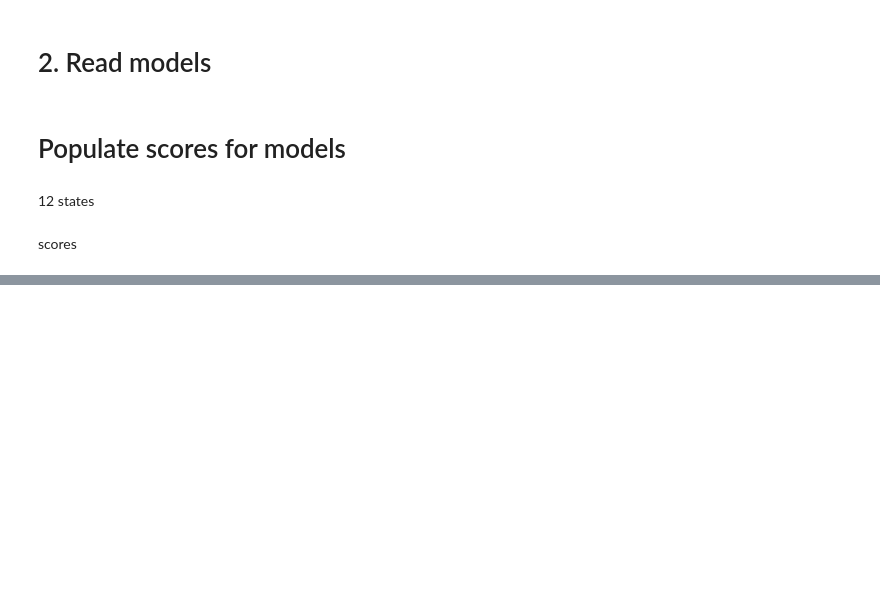
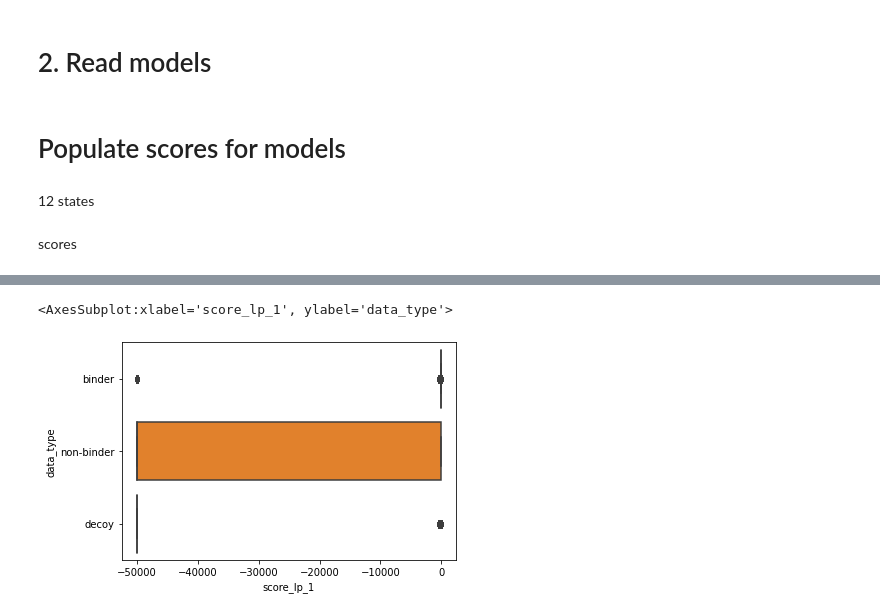
Before and after one commit to denklewer/MHC_predictor, a Jupyter notebook: experiments/length_dependent_hmm/ldhmm_5_collect_scores_for_trained_models.ipynb, the cells around one changed output, grey strips where cells are left out. Drawn from its saved outputs; the diff is of its cells as text; code cells hidden in the pictures; blank space fills up the shorter version.

```diff
--- a/experiments/length_dependent_hmm/ldhmm_5_collect_scores_for_trained_models.ipynb
+++ b/experiments/length_dependent_hmm/ldhmm_5_collect_scores_for_trained_models.ipynb
@@ -60,6 +118,7 @@ for allele_name in ALLELES:
 12 states
 # %%
 models_params_string= "baum-welch-alg-30-min_iters"
+
 
 
 def get_models(base_model_prefix, params_string):
@@ -70,17 +129,26 @@ def get_models(base_model_prefix, params_string):
             per_allele_per_run_per_split_prepared_models[allele_name][run_num] = dict()
             for split_num, per_length_data in per_allele_per_kfold_per_length_binders_train[allele_name].items():
                 target_allele_name = allele_name.replace('-', '_').replace('*', '_').replace(':', '_')
-                base_model_name = f"{run_num}_run-{base_model_prefix}-{params_string}_model-{target_allele_name}-{split_num}"
+                base_model_name = f"{run_num}_run{base_model_prefix}-{params_string}_model-{target_allele_name}-{split_num}"
 
                 base_model = per_name_model[base_model_name]
                 per_allele_per_run_per_split_prepared_models[allele_name][run_num][split_num] = base_model
     return per_allele_per_run_per_split_prepared_models
 
-base_model_prefix = "8-12-st"
+base_model_prefix = f"-{TARGET_LENGTH}-15-st"
+per_allele_per_run_per_split_prepared_models15 = get_models(base_model_prefix, models_params_string)
 
-per_allele_per_run_per_split_prepared_models12 = get_models(base_model_prefix, models_params_string)
-base_model_prefix = "8-15-st"
-per_allele_per_run_per_split_prepared_models15 = get_models(base_model_prefix, models_params_string)
+
+base_model_prefix = f"-{TARGET_LENGTH}-18-st"
+per_allele_per_run_per_split_prepared_models18 = get_models(base_model_prefix, models_params_string)
+
+
+base_model_prefix = f"_imm-{TARGET_LENGTH}-15-st"
+per_allele_per_run_per_split_prepared_models_imm15 = get_models(base_model_prefix, models_params_string)
+
+
+base_model_prefix = f"_imm-{TARGET_LENGTH}-18-st"
+per_allele_per_run_per_split_prepared_models_imm18 = get_models(base_model_prefix, models_params_string)
 
 # base_model_prefix = "8-20-st"
 # per_allele_per_run_per_split_prepared_models20 = get_models(base_model_prefix, models_params_string)
@@ -173,0 +465,3 @@ sum_predictions,per_allele_per_split_train_predictions, per_allele_per_split_tes
+# %%
+df = per_allele_per_split_train_predictions[ALLELES[0]][0]
+df
@@ -173,0 +546,6 @@ sum_predictions,per_allele_per_split_train_predictions, per_allele_per_split_tes
+# %%
+import seaborn as sns
+sns.boxplot(data=df, x='score_lp_1', y='data_type')
+# %% [output]
+<AxesSubplot:xlabel='score_lp_1', ylabel='data_type'>
+[figure, added]
```
Also changed, not shown: parts of 29 cells of this notebook, 23 other files.
